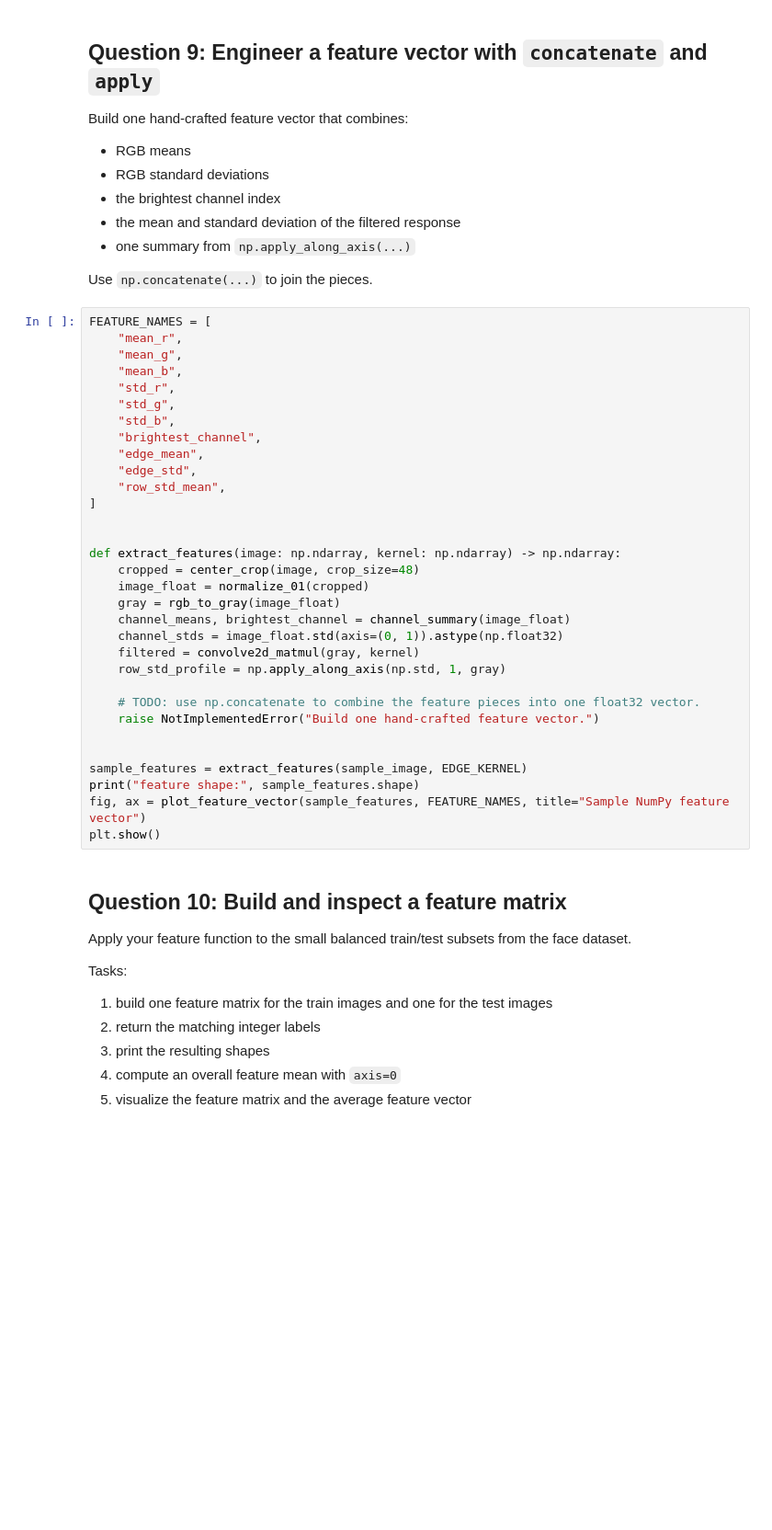
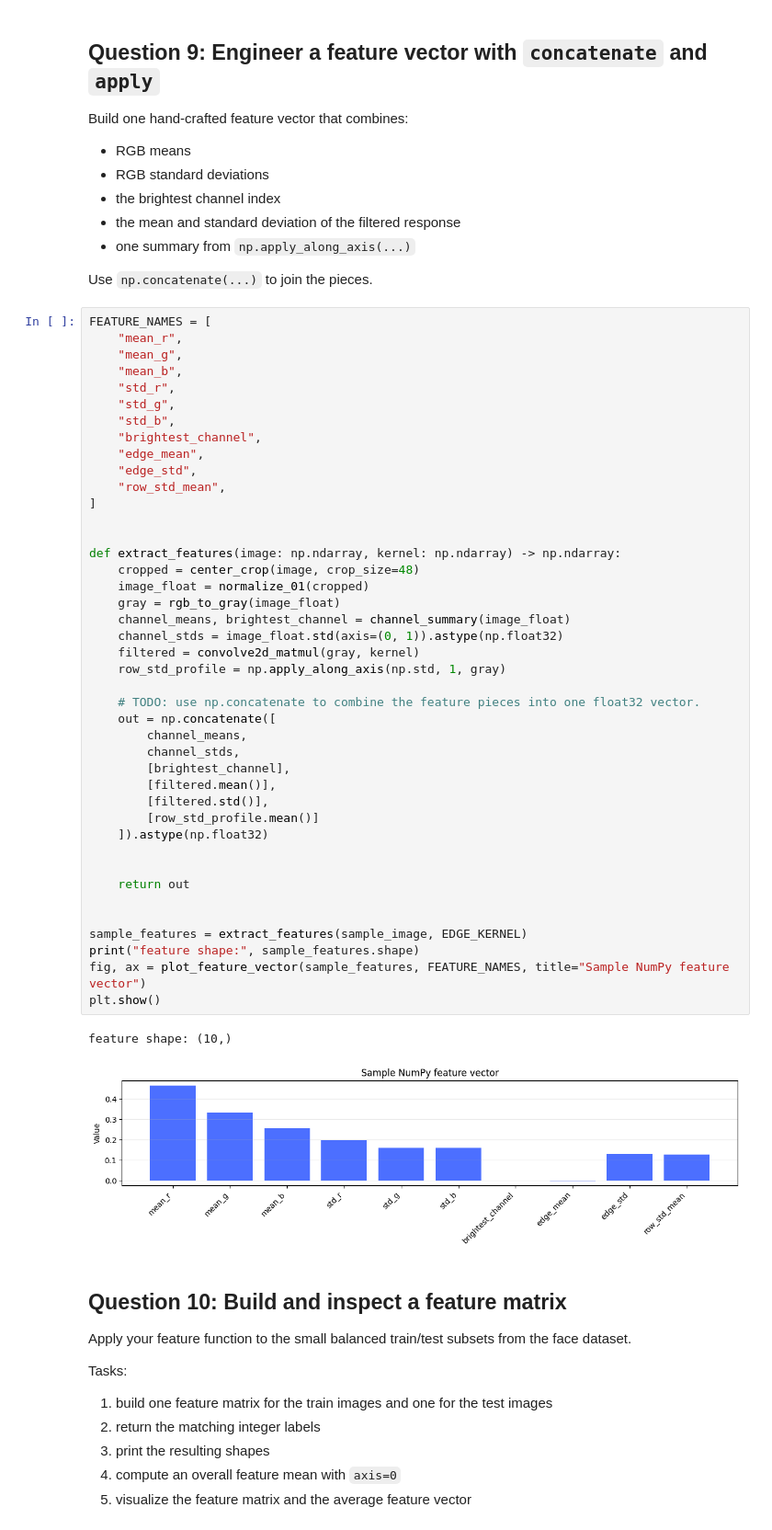
Before and after one commit to vgu-dsai-2026/lab-1-numpy-PhanChiKien, a Jupyter notebook: notebook.ipynb, the cells around one changed output. Shown at 92% size. Drawn from its saved outputs; the diff is of its cells as text; blank space fills up the shorter version.

```diff
--- a/notebook.ipynb
+++ b/notebook.ipynb
@@ -410,34 +423,47 @@ Use `np.concatenate(...)` to join the pieces.
 FEATURE_NAMES = [
     "mean_r",
     "mean_g",
     "mean_b",
     "std_r",
     "std_g",
     "std_b",
     "brightest_channel",
     "edge_mean",
     "edge_std",
     "row_std_mean",
 ]
 
 
 def extract_features(image: np.ndarray, kernel: np.ndarray) -> np.ndarray:
     cropped = center_crop(image, crop_size=48)
     image_float = normalize_01(cropped)
     gray = rgb_to_gray(image_float)
     channel_means, brightest_channel = channel_summary(image_float)
     channel_stds = image_float.std(axis=(0, 1)).astype(np.float32)
     filtered = convolve2d_matmul(gray, kernel)
     row_std_profile = np.apply_along_axis(np.std, 1, gray)
 
     # TODO: use np.concatenate to combine the feature pieces into one float32 vector.
-    raise NotImplementedError("Build one hand-crafted feature vector.")
+    out = np.concatenate([
+        channel_means,
+        channel_stds,
+        [brightest_channel],
+        [filtered.mean()],
+        [filtered.std()],
+        [row_std_profile.mean()]
+    ]).astype(np.float32)
+
+
+    return out
 
 
 sample_features = extract_features(sample_image, EDGE_KERNEL)
 print("feature shape:", sample_features.shape)
 fig, ax = plot_feature_vector(sample_features, FEATURE_NAMES, title="Sample NumPy feature vector")
 plt.show()
+# %% [output]
+feature shape: (10,)
+[figure, added]
 # %% [markdown]
 ## Question 10: Build and inspect a feature matrix
 
```
Also changed, not shown: parts of 5 cells of this notebook.
